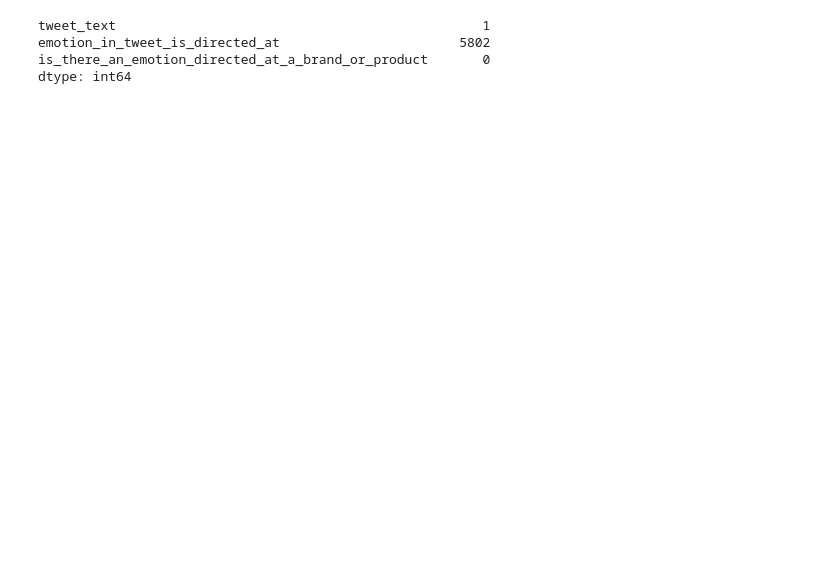
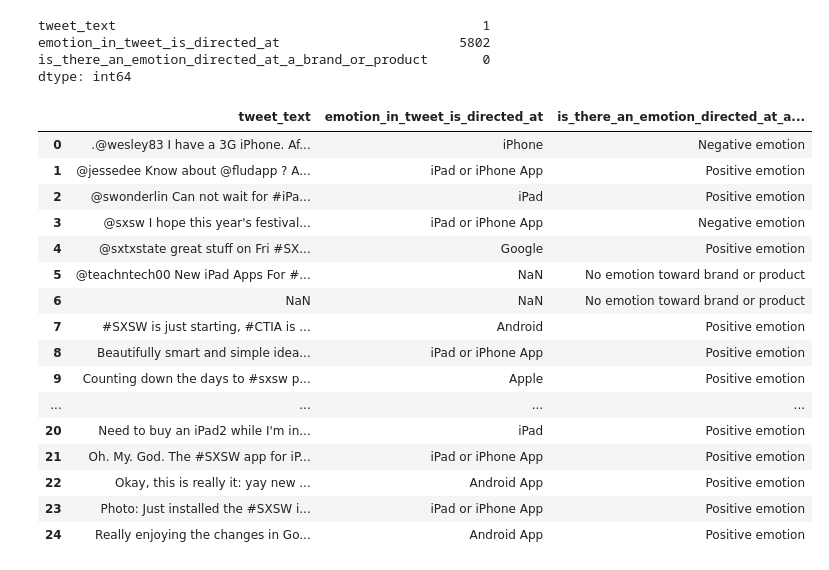
Before and after one commit to Gladwellchebelyon/Twitter-Sentiment-Analysis, a Jupyter notebook: Twitter_Sentiment_Analysis.ipynb, the cells around one changed output. Saved outputs shown, nothing was run; the diff lists cells and outputs as text; code cells hidden in the pictures; blank space fills up the shorter version.

```diff
--- a/Twitter_Sentiment_Analysis.ipynb
+++ b/Twitter_Sentiment_Analysis.ipynb
@@ -44,3 +63,23 @@ tweet_text                                               1
 emotion_in_tweet_is_directed_at                       5802
 is_there_an_emotion_directed_at_a_brand_or_product       0
 dtype: int64
+# %%
+tweets.head(25)
+# %% [output]
+|  | tweet_text | emotion_in_tweet_is_directed_at | is_there_an_emotion_directed_at_a... |
+| 0 | .@wesley83 I have a 3G iPhone. Af... | iPhone | Negative emotion |
+| 1 | @jessedee Know about @fludapp ? A... | iPad or iPhone App | Positive emotion |
+| 2 | @swonderlin Can not wait for #iPa... | iPad | Positive emotion |
+| 3 | @sxsw I hope this year's festival... | iPad or iPhone App | Negative emotion |
+| 4 | @sxtxstate great stuff on Fri #SX... | Google | Positive emotion |
+| 5 | @teachntech00 New iPad Apps For #... | NaN | No emotion toward brand or product |
+| 6 | NaN | NaN | No emotion toward brand or product |
+| 7 | #SXSW is just starting, #CTIA is ... | Android | Positive emotion |
+| 8 | Beautifully smart and simple idea... | iPad or iPhone App | Positive emotion |
+| 9 | Counting down the days to #sxsw p... | Apple | Positive emotion |
+| ... | ... | ... | ... |
+| 20 | Need to buy an iPad2 while I'm in... | iPad | Positive emotion |
+| 21 | Oh. My. God. The #SXSW app for iP... | iPad or iPhone App | Positive emotion |
+| 22 | Okay, this is really it: yay new ... | Android App | Positive emotion |
+| 23 | Photo: Just installed the #SXSW i... | iPad or iPhone App | Positive emotion |
+| 24 | Really enjoying the changes in Go... | Android App | Positive emotion |
```
Also changed, not shown: parts of 15 cells of this notebook.
